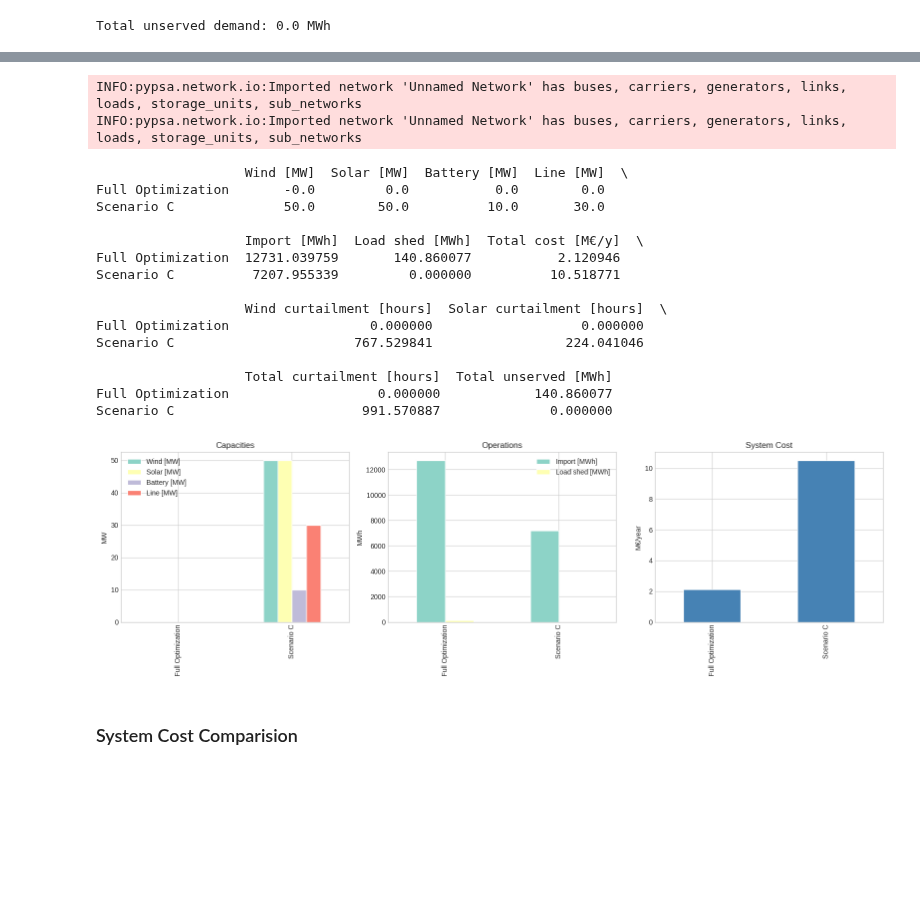
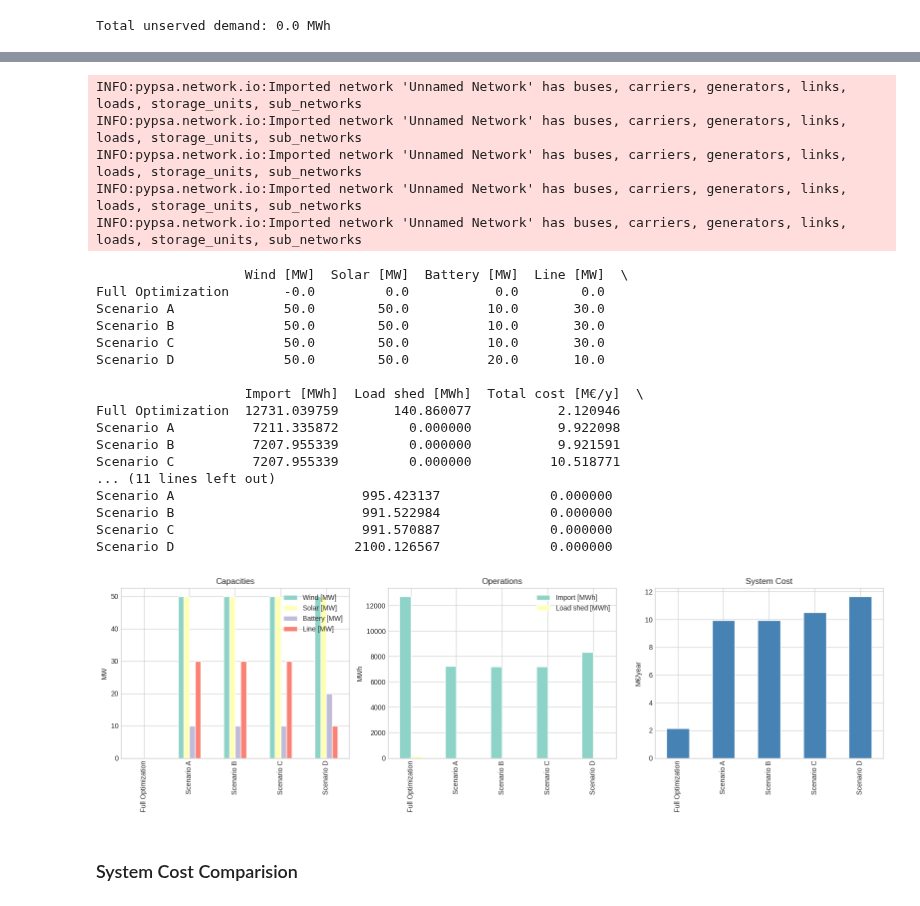
Before and after one commit to karivero/esi_final_repo, a Jupyter notebook: final_esi/ESI_Assignment/combined_submission.ipynb, the cells around one changed output, grey strips where cells are left out. Cells and saved outputs as stored; diff of their text form; code cells hidden in the pictures; blank space fills up the shorter version.

Commit message:
More work on presentation section. Starting to document scenario choices

```diff
--- a/final_esi/ESI_Assignment/combined_submission.ipynb
+++ b/final_esi/ESI_Assignment/combined_submission.ipynb
@@ -856,7 +884,10 @@ In the cells below we compare multiple scenarios across the following KPIs
 # Option A: if you already have solved networks saved as netCDF
 networks = {
     "Full Optimization": pypsa.Network("results/full_opt.nc"),
+    "Scenario A": pypsa.Network("results/scenario_A.nc"),
+    "Scenario B": pypsa.Network("results/scenario_B.nc"),
     "Scenario C": pypsa.Network("results/scenario_C.nc"),
+    "Scenario D": pypsa.Network("results/scenario_D.nc"),
 }
 
 # ── 2. Extract KPIs from each network ─────────────────────────────────────────
@@ -871,7 +902,7 @@ def extract_kpis(n, label):
     unserved_mwh = n.generators_t.p["load shedding"].sum()
 
     #curtailment
-    opt_wind_mw = n.generators.p_nom_opt["wind"] * n.generators_t.p_max_pu["wind"]
+    opt_wind_mw = n.generators.p_nom_opt["wind"] * n.generators_t.p_max_pu["wind"] # MW times capacity factor
     opt_solar_mw = n.generators.p_nom_opt["solar"] * n.generators_t.p_max_pu["solar"]
     gen_wind = n.generators_t.p["wind"]
     gen_solar = n.generators_t.p["solar"]
@@ -905,41 +936,46 @@ kpis = pd.DataFrame(
 )
 print(kpis.T)
 
 # ── 3. Side-by-side bar charts ────────────────────────────────────────────────
 plt.style.use("seaborn-v0_8-whitegrid")
 
 fig, axes = plt.subplots(1, 3, figsize=(16, 5))
 
 kpis.loc[["Wind [MW]", "Solar [MW]", "Battery [MW]", "Line [MW]"]].T \
     .plot(kind="bar", ax=axes[0]); axes[0].set_title("Capacities"); axes[0].set_ylabel("MW")
 
 kpis.loc[["Import [MWh]", "Load shed [MWh]"]].T \
     .plot(kind="bar", ax=axes[1]); axes[1].set_title("Operations"); axes[1].set_ylabel("MWh")
 
 kpis.loc[["Total cost [M€/y]"]].T \
     .plot(kind="bar", ax=axes[2], legend=False, color="steelblue")
 axes[2].set_title("System Cost"); axes[2].set_ylabel("M€/year")
 
 plt.tight_layout(); plt.show()
 # %% [output]
 INFO:pypsa.network.io:Imported network 'Unnamed Network' has buses, carriers, generators, links, loads, storage_units, sub_networks
 INFO:pypsa.network.io:Imported network 'Unnamed Network' has buses, carriers, generators, links, loads, storage_units, sub_networks
+INFO:pypsa.network.io:Imported network 'Unnamed Network' has buses, carriers, generators, links, loads, storage_units, sub_networks
+INFO:pypsa.network.io:Imported network 'Unnamed Network' has buses, carriers, generators, links, loads, storage_units, sub_networks
+INFO:pypsa.network.io:Imported network 'Unnamed Network' has buses, carriers, generators, links, loads, storage_units, sub_networks
                    Wind [MW]  Solar [MW]  Battery [MW]  Line [MW]  \
 Full Optimization       -0.0         0.0           0.0        0.0
+Scenario A              50.0        50.0          10.0       30.0
+Scenario B              50.0        50.0          10.0       30.0
 Scenario C              50.0        50.0          10.0       30.0
+Scenario D              50.0        50.0          20.0       10.0
 
                    Import [MWh]  Load shed [MWh]  Total cost [M€/y]  \
 Full Optimization  12731.039759       140.860077           2.120946
+Scenario A          7211.335872         0.000000           9.922098
+Scenario B          7207.955339         0.000000           9.921591
 Scenario C          7207.955339         0.000000          10.518771
-
-                   Wind curtailment [hours]  Solar curtailment [hours]  \
-Full Optimization                  0.000000                   0.000000
-Scenario C                       767.529841                 224.041046
-
-                   Total curtailment [hours]  Total unserved [MWh]
-Full Optimization                   0.000000            140.860077
+... (11 lines left out)
+Scenario A                        995.423137              0.000000
+Scenario B                        991.522984              0.000000
 Scenario C                        991.570887              0.000000
+Scenario D                       2100.126567              0.000000
-[figure, old version]
+[figure, new version]
 # %% [markdown]
 ### System Cost Comparision
 # %%
```
Also changed, not shown: parts of 21 cells of this notebook, 4 other files.
